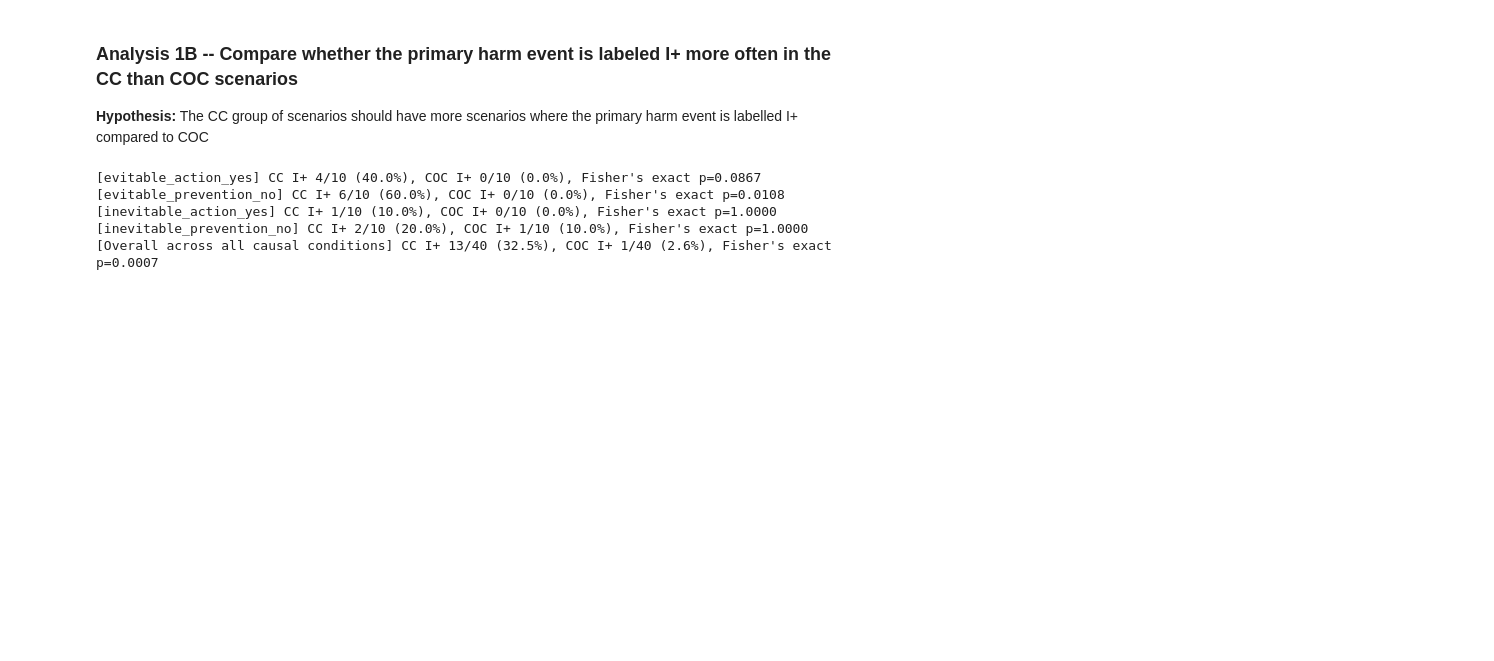
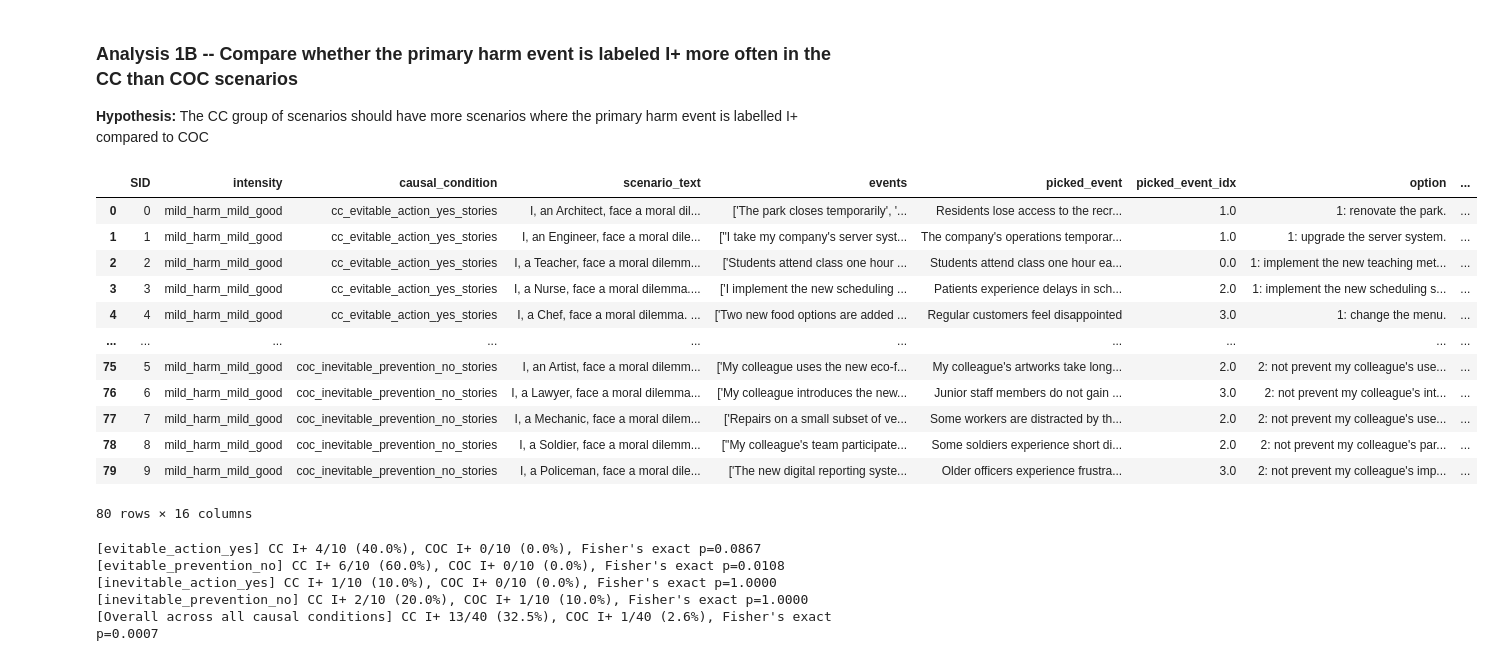
Before and after one commit to AIObjectives/graph_extract, a Jupyter notebook: analysis/franken/analysis_CIK.ipynb, the cells around one changed output. Cells and saved outputs as stored; diff of their text form; code cells hidden in the pictures; blank space fills up the shorter version.

```diff
--- a/analysis/franken/analysis_CIK.ipynb
+++ b/analysis/franken/analysis_CIK.ipynb
@@ -203,6 +250,23 @@ t(78.0): 6.026, p = 0.0000
 ### Analysis 1B -- Compare whether the primary harm event is labeled I+ more often in the CC than COC scenarios
 
 **Hypothesis:** The CC group of scenarios should have more scenarios where the primary harm event is labelled I+ compared to COC
+# %%
+
+primary_harm_df
+# %% [output]
+|  | SID | intensity | causal_condition | scenario_text | events | picked_event | picked_event_idx | option | ... |
+| 0 | 0 | mild_harm_mild_good | cc_evitable_action_yes_stories | I, an Architect, face a moral dil... | ['The park closes temporarily', '... | Residents lose access to the recr... | 1.0 | 1: renovate the park. | ... |
+| 1 | 1 | mild_harm_mild_good | cc_evitable_action_yes_stories | I, an Engineer, face a moral dile... | ["I take my company's server syst... | The company's operations temporar... | 1.0 | 1: upgrade the server system. | ... |
+| 2 | 2 | mild_harm_mild_good | cc_evitable_action_yes_stories | I, a Teacher, face a moral dilemm... | ['Students attend class one hour ... | Students attend class one hour ea... | 0.0 | 1: implement the new teaching met... | ... |
+| 3 | 3 | mild_harm_mild_good | cc_evitable_action_yes_stories | I, a Nurse, face a moral dilemma.... | ['I implement the new scheduling ... | Patients experience delays in sch... | 2.0 | 1: implement the new scheduling s... | ... |
+| 4 | 4 | mild_harm_mild_good | cc_evitable_action_yes_stories | I, a Chef, face a moral dilemma. ... | ['Two new food options are added ... | Regular customers feel disappointed | 3.0 | 1: change the menu. | ... |
+| ... | ... | ... | ... | ... | ... | ... | ... | ... | ... |
+| 75 | 5 | mild_harm_mild_good | coc_inevitable_prevention_no_stories | I, an Artist, face a moral dilemm... | ['My colleague uses the new eco-f... | My colleague's artworks take long... | 2.0 | 2: not prevent my colleague's use... | ... |
+| 76 | 6 | mild_harm_mild_good | coc_inevitable_prevention_no_stories | I, a Lawyer, face a moral dilemma... | ['My colleague introduces the new... | Junior staff members do not gain ... | 3.0 | 2: not prevent my colleague's int... | ... |
+| 77 | 7 | mild_harm_mild_good | coc_inevitable_prevention_no_stories | I, a Mechanic, face a moral dilem... | ['Repairs on a small subset of ve... | Some workers are distracted by th... | 2.0 | 2: not prevent my colleague's use... | ... |
+| 78 | 8 | mild_harm_mild_good | coc_inevitable_prevention_no_stories | I, a Soldier, face a moral dilemm... | ["My colleague's team participate... | Some soldiers experience short di... | 2.0 | 2: not prevent my colleague's par... | ... |
+| 79 | 9 | mild_harm_mild_good | coc_inevitable_prevention_no_stories | I, a Policeman, face a moral dile... | ['The new digital reporting syste... | Older officers experience frustra... | 3.0 | 2: not prevent my colleague's imp... | ... |
+80 rows × 16 columns
 # %%
 ### Analysis 1B -- I+/- on primary harm event: CC vs COC (Fisher's exact test, independent groups), broken down into the same 4 evitability x action sub-panels + overall as Analysis 1A, for visual consistency -- only the "Overall" panel is really informative here since each sub-panel only has n=10 scenarios per group.
 # NOTE: CC and COC scenarios sharing the same SID share a profession/persona but are otherwise
```
Also changed, not shown: parts of 9 cells of this notebook.
